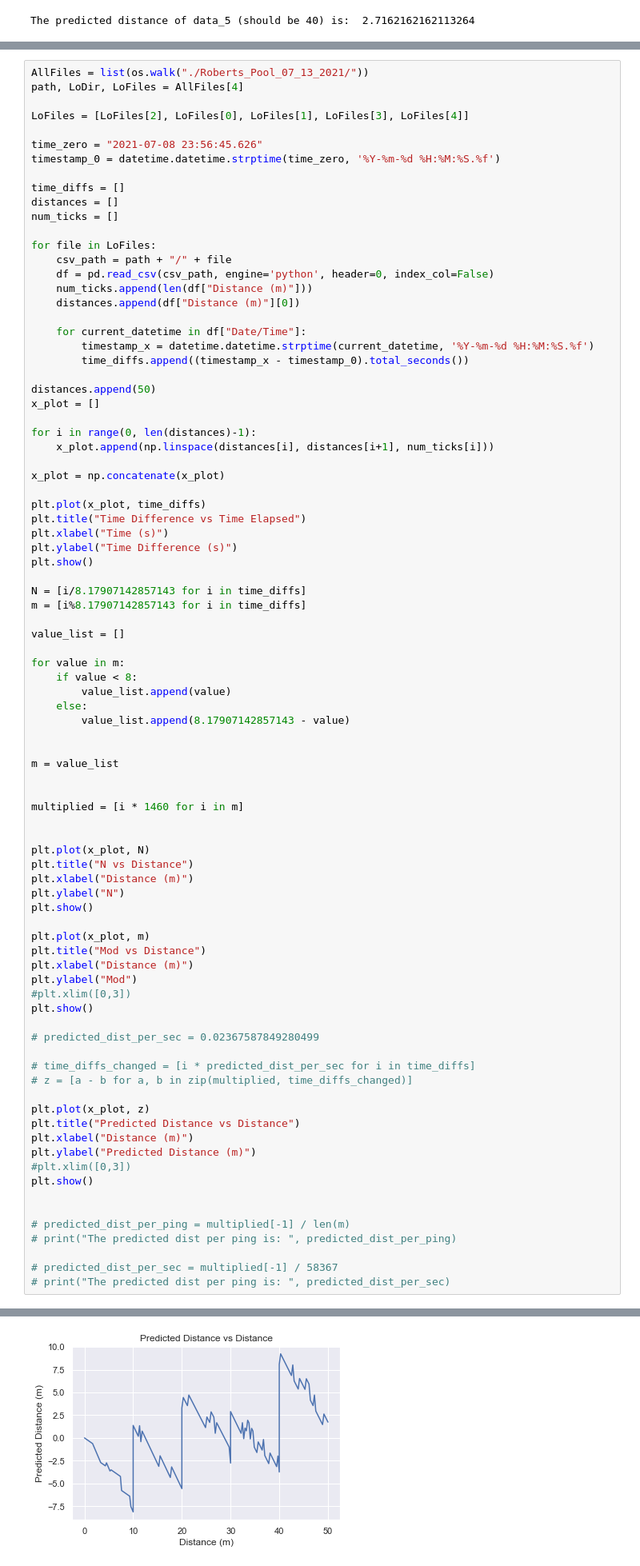
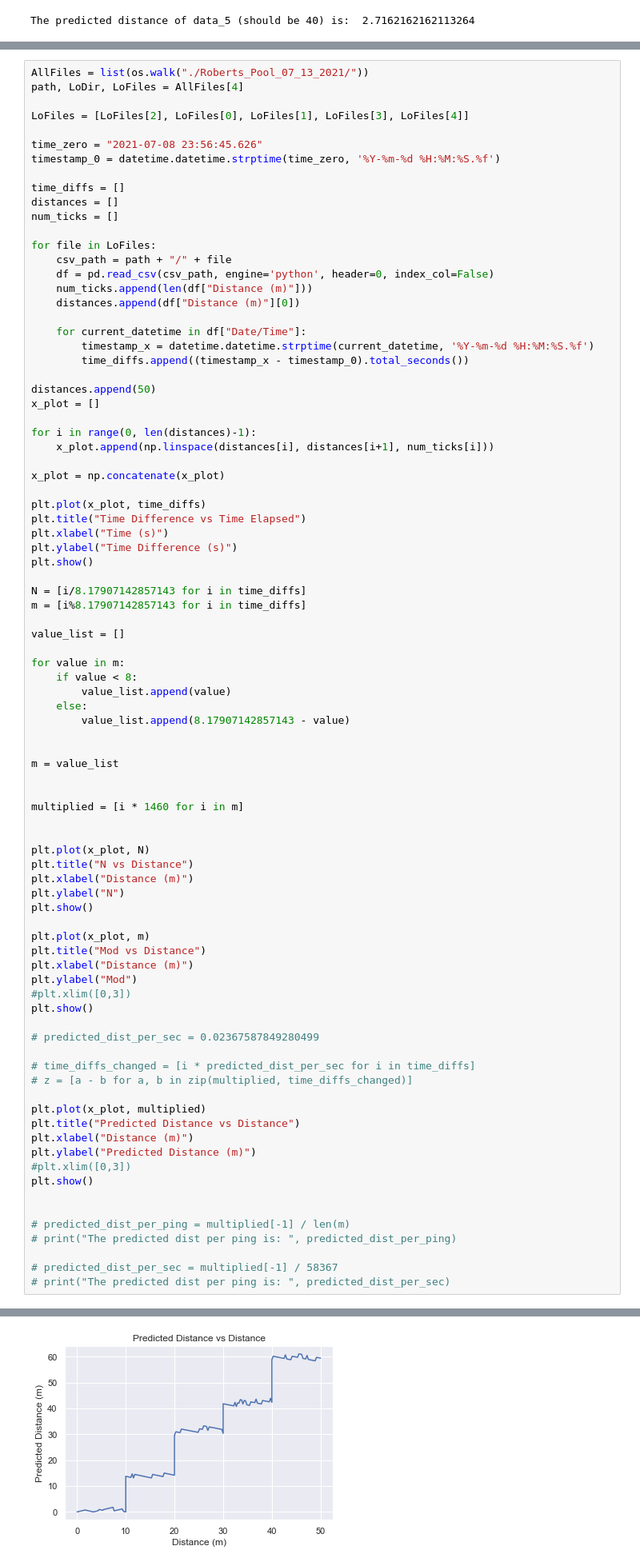
Before and after one commit to lauren-west/icex-lair-2021, a Jupyter notebook: vemco_data_post_processing_visualization.ipynb, the cells around one changed output, grey strips where cells are left out. Shown at 80% size. Cells and saved outputs as stored; diff of their text form.

```diff
--- a/vemco_data_post_processing_visualization.ipynb
+++ b/vemco_data_post_processing_visualization.ipynb
@@ -751,35 +751,35 @@ plt.ylabel("N")
 plt.show()
 
 plt.plot(x_plot, m)
 plt.title("Mod vs Distance")
 plt.xlabel("Distance (m)")
 plt.ylabel("Mod")
 #plt.xlim([0,3])
 plt.show()
 
 # predicted_dist_per_sec = 0.02367587849280499
 
 # time_diffs_changed = [i * predicted_dist_per_sec for i in time_diffs]
 # z = [a - b for a, b in zip(multiplied, time_diffs_changed)]
 
-plt.plot(x_plot, z)
+plt.plot(x_plot, multiplied)
 plt.title("Predicted Distance vs Distance")
 plt.xlabel("Distance (m)")
 plt.ylabel("Predicted Distance (m)")
 #plt.xlim([0,3])
 plt.show()
 
 
 # predicted_dist_per_ping = multiplied[-1] / len(m)
 # print("The predicted dist per ping is: ", predicted_dist_per_ping)
 
 # predicted_dist_per_sec = multiplied[-1] / 58367
 # print("The predicted dist per ping is: ", predicted_dist_per_sec)
 # %% [output]
 [figure]
 [figure]
 [figure]
-[figure, old version]
+[figure, new version]
 # %%
 AllFiles = list(os.walk("./Roberts_Pool_07_15_2021/"))
 path, LoDir, LoFiles = AllFiles[4]
```
Also changed, not shown: parts of 2 cells of this notebook, 1 other file.
